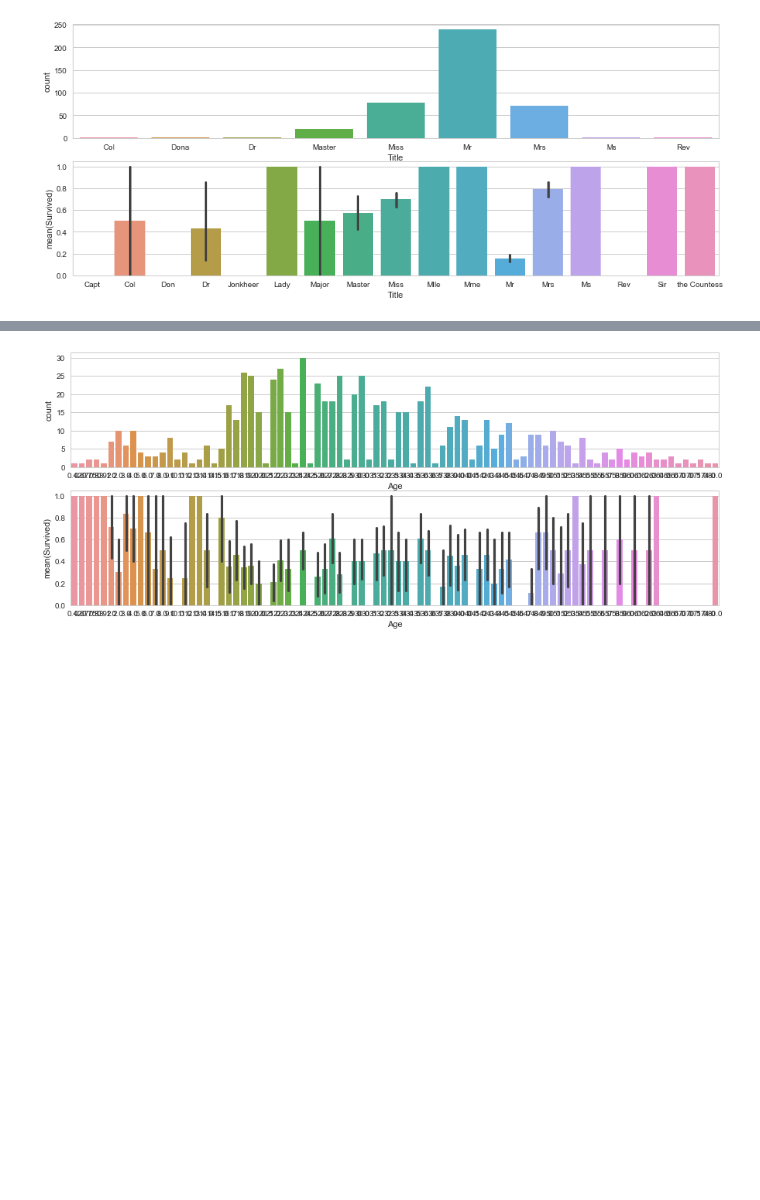
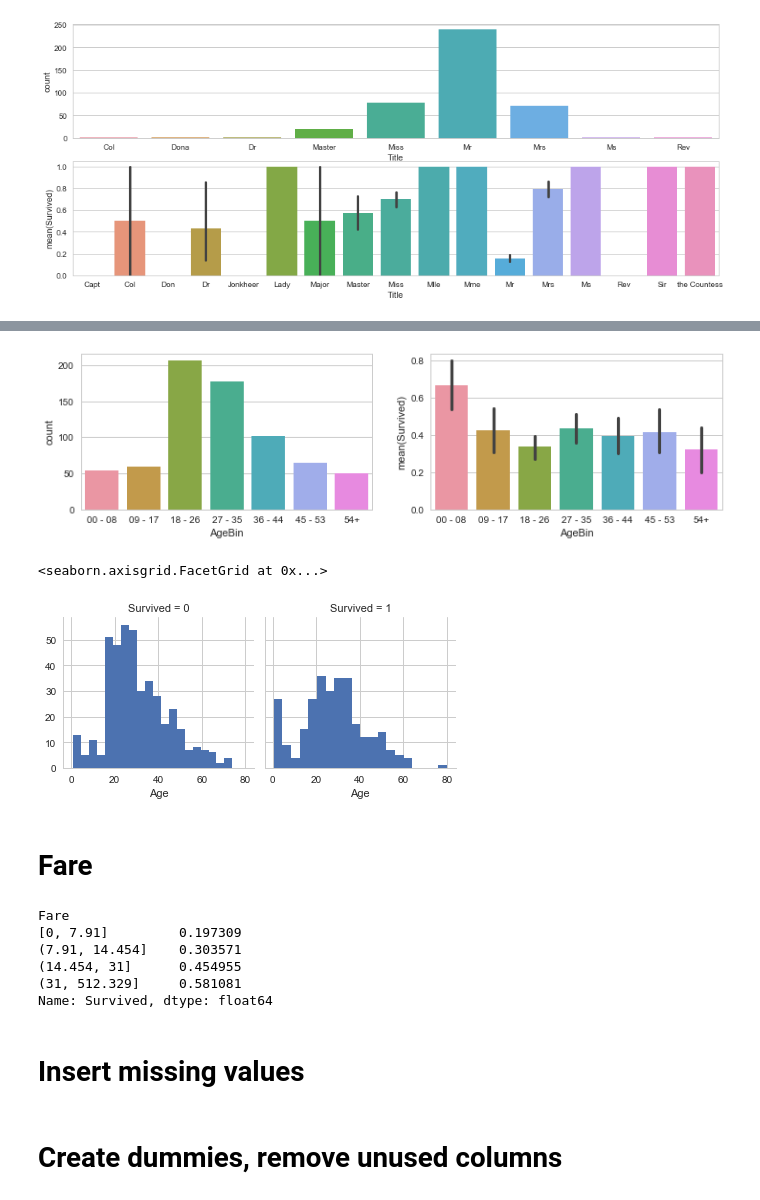
Before and after one commit to awday/DMT-23, a Jupyter notebook: Assignment1/Task 2/Task2.ipynb, the cells around one changed output, grey strips where cells are left out. Saved outputs shown, nothing was run; the diff lists cells and outputs as text; code cells hidden in the pictures; blank space fills up the shorter version.

```diff
--- a/Assignment1/Task 2/Task2.ipynb
+++ b/Assignment1/Task 2/Task2.ipynb
@@ -206,0 +253,15 @@ plt.close(g.fig)
+# %%
+train["TicketPrefix"] = train["Ticket"].apply(lambda t: t.split(' ')[0])
+train["TicketPrefix"] = train["TicketPrefix"].apply(lambda t: t[0] if (t[0].isalpha()) else "D")
+#test["TicketPrefix"] = test["Ticket"].apply(lambda t: t.split(' ')[0])
+#test["TicketPrefix"] = test["TicketPrefix"].apply(lambda t: t[0] if (t[0].isalpha()) else "D")
+
+# Plot
+fig, (axis1,axis2) = plt.subplots(1,2,figsize=(15,4))
+
+sns.countplot(x="TicketPrefix", data=train, ax=axis1)
+g = sns.factorplot(x="TicketPrefix", y="Survived", data=train, kind="bar", ax=axis2)
+
+plt.close(g.fig)
+
+train.drop("TicketPrefix", axis=1, inplace=True)
@@ -221,13 +289,51 @@ plt.close(g.fig)
 # %%
 # Age
-fig, (axis1,axis2) = plt.subplots(2,1,figsize=(15,6))
+def to_age_bin(age):
+    if (pd.isnull(age)):
+        return age
 
-sns.countplot(x="Age", data=train.sort_values("Age"), ax=axis1)
-g = sns.factorplot(x="Age", y="Survived", data=train.sort_values("Age"), kind="bar", ax=axis2)
+    if (age > 53):
+        return "54+"
+
+    age = int(age)
+    start = age - age % 9
+    end = start + 8
+    return "%02d - %02d" % (start, end)
+
+train["AgeBin"] = train["Age"].map(to_age_bin)
+
+# Plot
+fig, (axis1,axis2) = plt.subplots(1,2,figsize=(12,3))
+
+sns.countplot(x="AgeBin", data=train.sort_values("AgeBin"), ax=axis1)
+g = sns.factorplot(x="AgeBin", y="Survived", data=train.sort_values("AgeBin"), kind="bar", ax=axis2)
 
 plt.close(g.fig)
+
+# Just for vis so drop
+train.drop("AgeBin", axis=1, inplace=True)
 # %% [output]
-[figure, old version]
+[figure, new version]
+# %%
+g = sns.FacetGrid(train, col='Survived')
+g.map(plt.hist, 'Age', bins=20)
+# %% [output]
+<seaborn.axisgrid.FacetGrid at 0x...>
+[figure, added]
+# %% [markdown]
+# Fare
+# %%
+# Fare
+train['Survived'].groupby(pd.qcut(train["Fare"],4)).mean()
+# %% [output]
+Fare
+[0, 7.91]         0.197309
+(7.91, 14.454]    0.303571
+(14.454, 31]      0.454955
+(31, 512.329]     0.581081
+Name: Survived, dtype: float64
+# %% [markdown]
+# Insert missing values
 # %%
 # Fill NA ages in train and test, depending on title and class
 def impute_age(df):
@@ -258,6 +364,8 @@ train["Embarked"].fillna("S", inplace=True)
 # Fill NA Fare in test
 # Only one was missing, guy from class 3, fill with median value for that class
 test["Fare"].fillna(train.loc[train["Pclass"] == 3]["Fare"].median(), inplace=True)
+# %% [markdown]
+# Create dummies, remove unused columns
 # %%
 # Create dummies and remove unused columns
 def dummies(df, columns):
```
Also changed, not shown: parts of 39 cells of this notebook, 3 other files.
